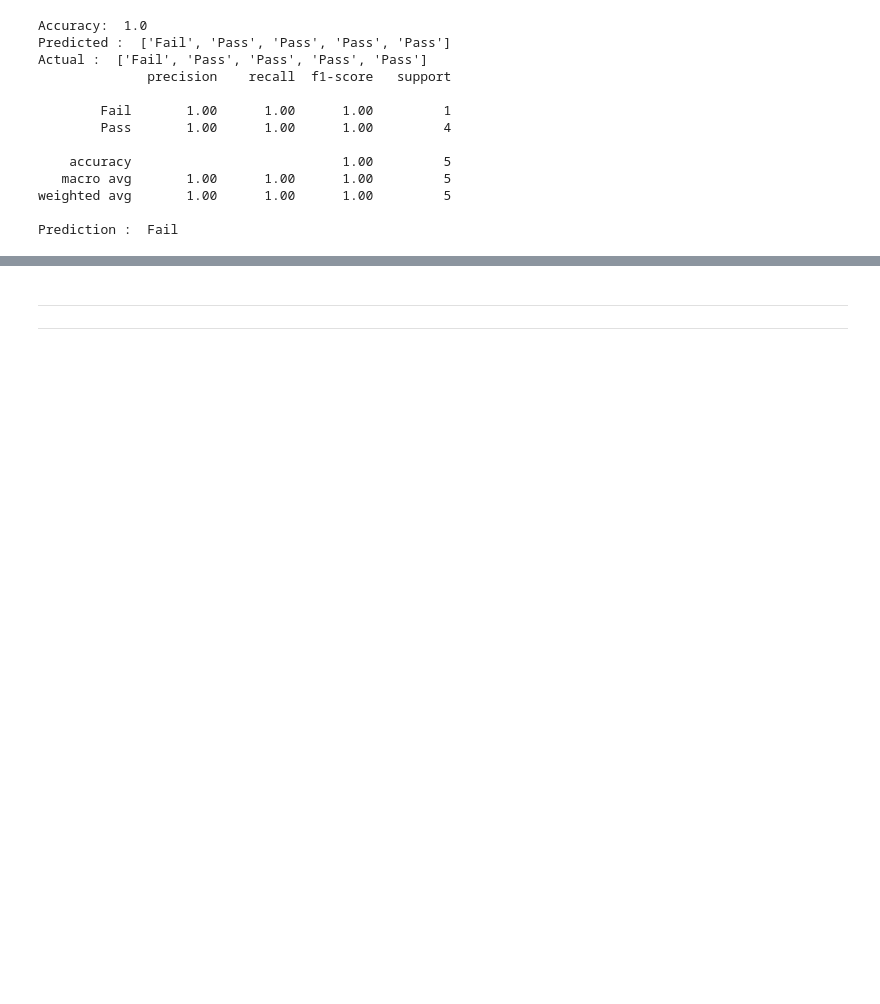
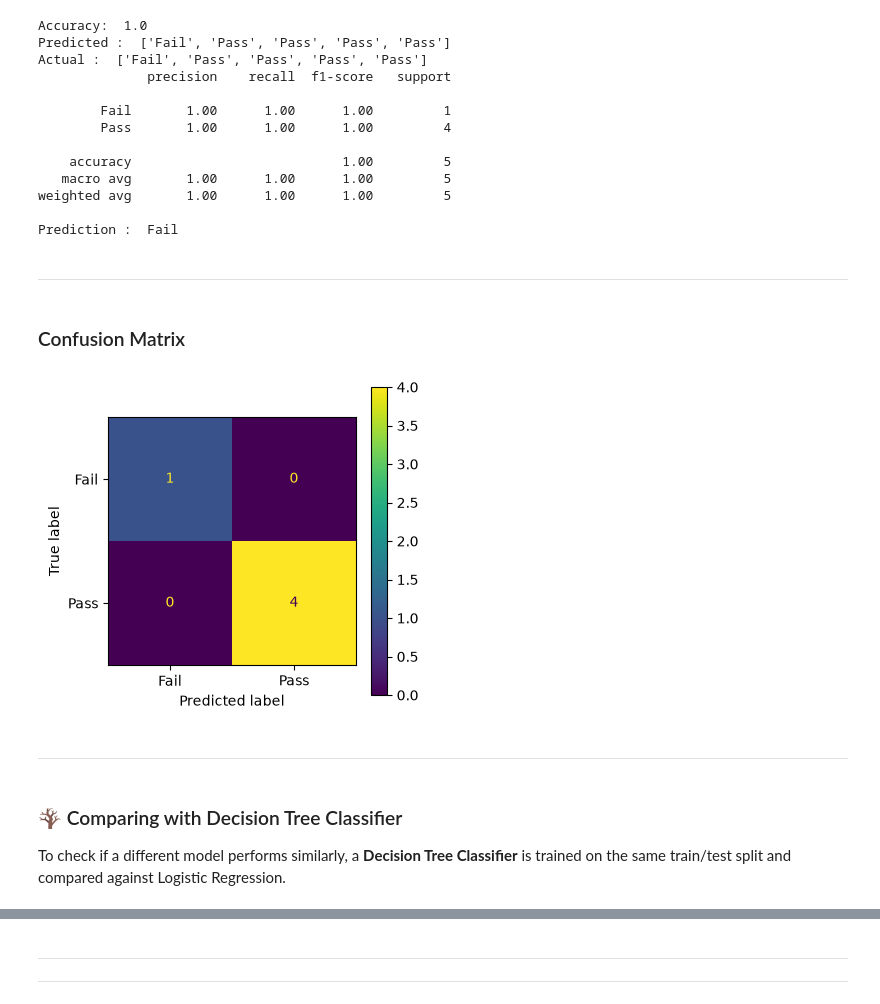
Before and after one commit to Divyam199/student_performance_predictor, a Jupyter notebook: student_result_predictor.ipynb, the cells around one changed output, grey strips where cells are left out. Saved outputs shown, nothing was run; the diff lists cells and outputs as text; code cells hidden in the pictures; blank space fills up the shorter version.

Commit message:
Added model comparison

```diff
--- a/student_result_predictor.ipynb
+++ b/student_result_predictor.ipynb
@@ -437,3 +484,24 @@ Actual :  ['Fail', 'Pass', 'Pass', 'Pass', 'Pass']
 weighted avg       1.00      1.00      1.00         5
 
 Prediction :  Fail
+# %% [markdown]
+---
+# %% [markdown]
+### Confusion Matrix
+# %%
+from sklearn.metrics import ConfusionMatrixDisplay
+import matplotlib.pyplot as plt
+
+fig, ax = plt.subplots(figsize=(4,4))
+ConfusionMatrixDisplay.from_predictions(y_test, pred, ax=ax)
+plt.show()
+# %% [output]
+[figure, added]
+# %% [markdown]
+---
+# %% [markdown]
+### 🪾 Comparing with Decision Tree Classifier
+
+To check if a different model performs similarly, a **Decision Tree
+Classifier** is trained on the same train/test split and compared
+against Logistic Regression.
```
Also changed, not shown: parts of 10 cells of this notebook.
